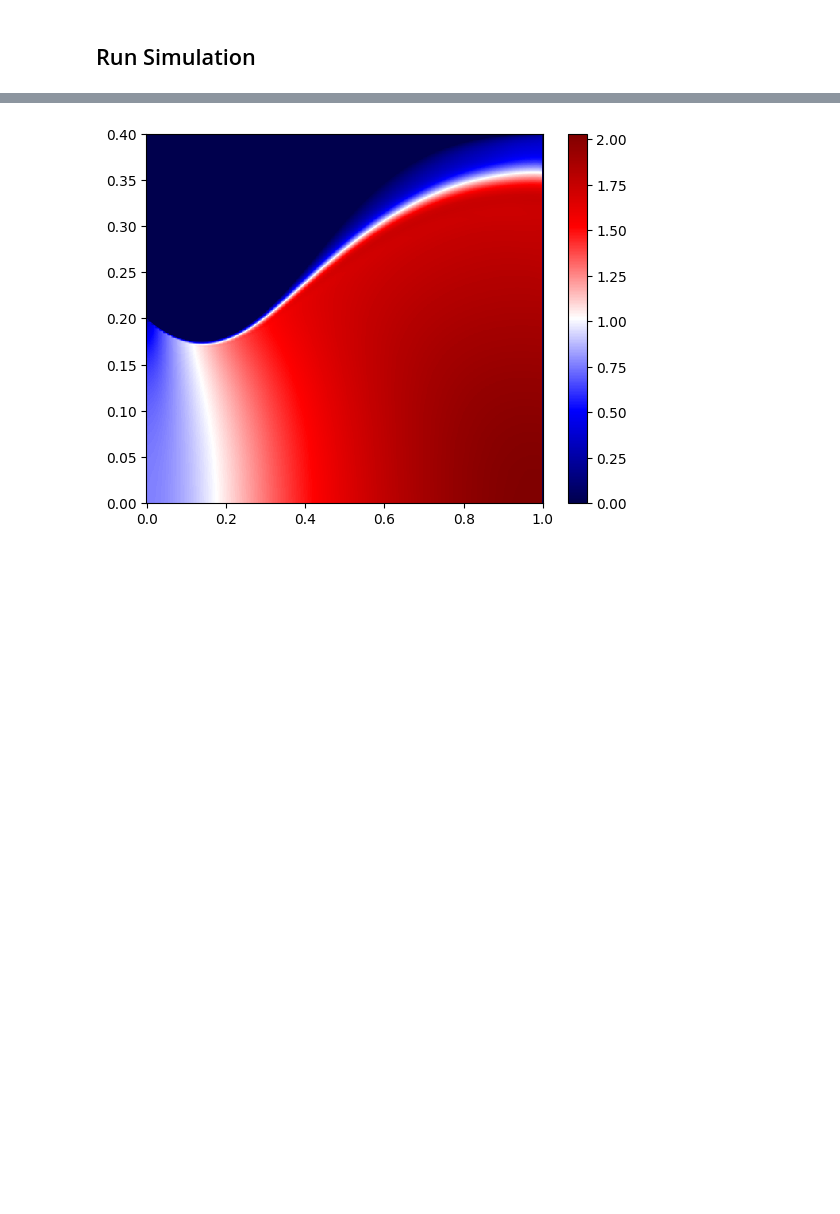
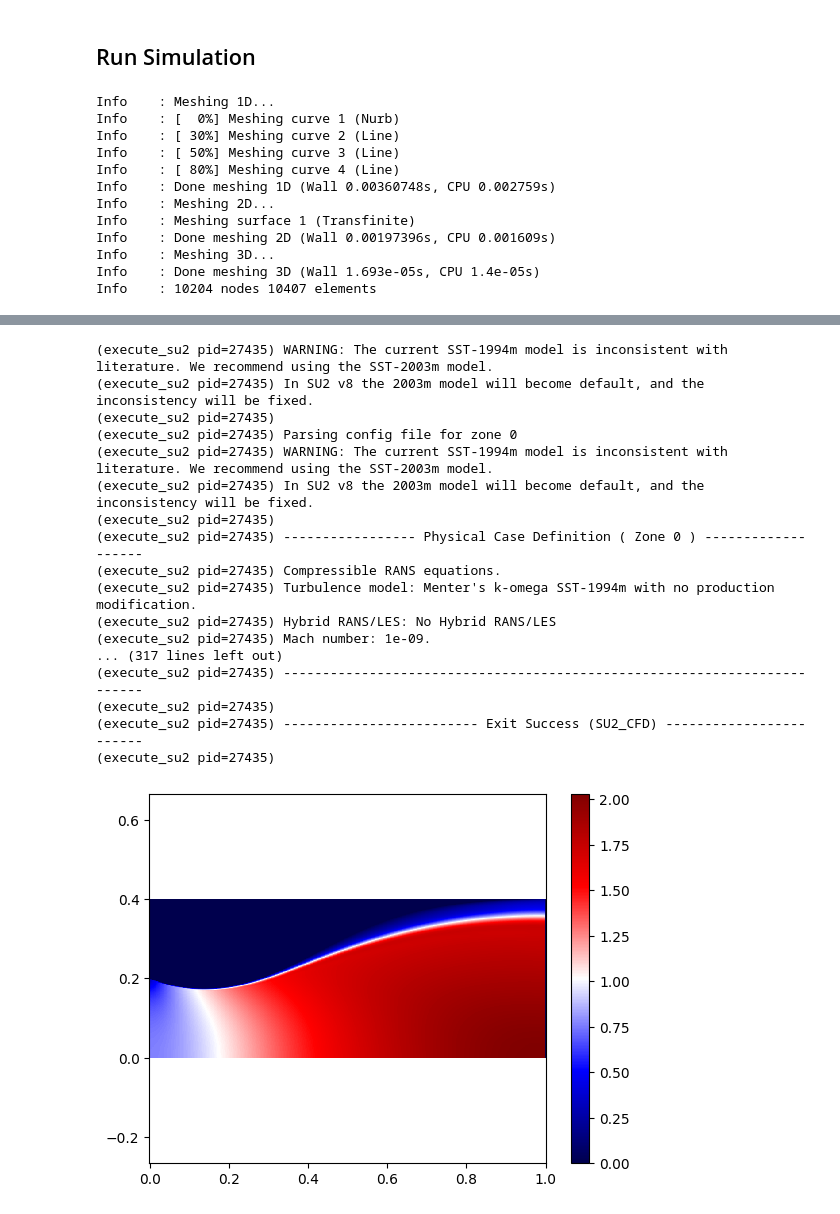
Before and after one commit to OpenOrion/paraflow, a Jupyter notebook: examples/simulation.ipynb, the cells around one changed output, grey strips where cells are left out. Saved outputs shown, nothing was run; the diff lists cells and outputs as text; code cells hidden in the pictures; blank space fills up the shorter version.

Commit message:
Added primitive frame support

```diff
--- a/examples/simulation.ipynb
+++ b/examples/simulation.ipynb
@@ -27,24 +27,26 @@ target_outlet_static_state = flasher.flash(P=200000, T=293.15, mass_flow_rate=in
 ## Run Simulation
 # %%
 from paraflow.simulation import SimulationResult
-from paraflow import SymmetricPassage, run_simulation, get_flasher
+from paraflow import SymmetricPassage, run_simulation, get_flasher, get_primitive_frame
 import numpy as np
-# sim_results = run_simulation(
-#     passage,
-#     inlet_total_state=inlet_total_state,
-#     outlet_static_state=target_outlet_static_state,
-#     working_directory="/workspaces/paraflow/simulation",
-#     id="1",
-#     primitive_properties=["MACH", "PRESSURE"]
-# )
-
 import pickle
 
-# with open('filename.pickle', 'wb') as handle:
-#     pickle.dump(sim_results, handle, protocol=pickle.HIGHEST_PROTOCOL)
+use_cache = False
 
-with open('filename.pickle', 'rb') as handle:
-    sim_results = pickle.load(handle)
+if not use_cache:
+    sim_results = run_simulation(
+        passage,
+        inlet_total_state=inlet_total_state,
+        outlet_static_state=target_outlet_static_state,
+        working_directory="/workspaces/paraflow/simulation",
+        id="1",
+        primitive_properties=["MACH", "PRESSURE"]
+    )
+    with open('filename.pickle', 'wb') as handle:
+        pickle.dump(sim_results, handle, protocol=pickle.HIGHEST_PROTOCOL)
+else:
+    with open('filename.pickle', 'rb') as handle:
+        sim_results = pickle.load(handle)
 
 passage = SymmetricPassage(
     inlet_radius=0.2,
@@ -54,5 +56,23 @@ passage = SymmetricPassage(
     contour_angles=np.radians([-20, 15.0, 15.0]).tolist()
 )
 
-a = SimulationResult.get_primitive_frame(sim_results, passage, "MACH", 500)
+frame = get_primitive_frame(
+    sim_results,
+    passage,
+    property_name="MACH",
+    num_pnts=500,
+    show=True
+)
 # %% [output]
+Info    : Meshing 1D...
+Info    : [  0%] Meshing curve 1 (Nurb)
+Info    : [ 30%] Meshing curve 2 (Line)
+Info    : [ 50%] Meshing curve 3 (Line)
+Info    : [ 80%] Meshing curve 4 (Line)
+Info    : Done meshing 1D (Wall 0.00360748s, CPU 0.002759s)
+Info    : Meshing 2D...
+Info    : Meshing surface 1 (Transfinite)
+Info    : Done meshing 2D (Wall 0.00197396s, CPU 0.001609s)
+Info    : Meshing 3D...
+Info    : Done meshing 3D (Wall 1.693e-05s, CPU 1.4e-05s)
+Info    : 10204 nodes 10407 elements
@@ -59 +81,18 @@ a = SimulationResult.get_primitive_frame(sim_results, passage, "MACH", 500)
+(execute_su2 pid=27435) WARNING: The current SST-1994m model is inconsistent with literature. We recommend using the SST-2003m model.
+(execute_su2 pid=27435) In SU2 v8 the 2003m model will become default, and the inconsistency will be fixed.
+(execute_su2 pid=27435)
+(execute_su2 pid=27435) Parsing config file for zone 0
+(execute_su2 pid=27435) WARNING: The current SST-1994m model is inconsistent with literature. We recommend using the SST-2003m model.
+(execute_su2 pid=27435) In SU2 v8 the 2003m model will become default, and the inconsistency will be fixed.
+(execute_su2 pid=27435)
+(execute_su2 pid=27435) ----------------- Physical Case Definition ( Zone 0 ) -------------------
+(execute_su2 pid=27435) Compressible RANS equations.
+(execute_su2 pid=27435) Turbulence model: Menter's k-omega SST-1994m with no production modification.
+(execute_su2 pid=27435) Hybrid RANS/LES: No Hybrid RANS/LES
+(execute_su2 pid=27435) Mach number: 1e-09.
+... (317 lines left out)
+(execute_su2 pid=27435) -------------------------------------------------------------------------
+(execute_su2 pid=27435)
+(execute_su2 pid=27435) ------------------------- Exit Success (SU2_CFD) ------------------------
+(execute_su2 pid=27435)
-[figure, old version]
+[figure, new version]
```
Also changed, not shown: parts of 1 cell of this notebook, 10 other files.
